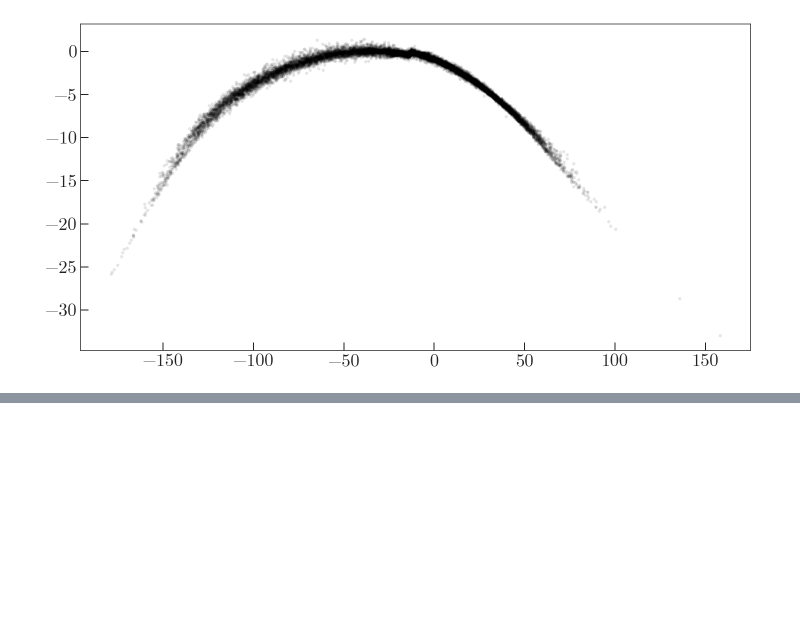
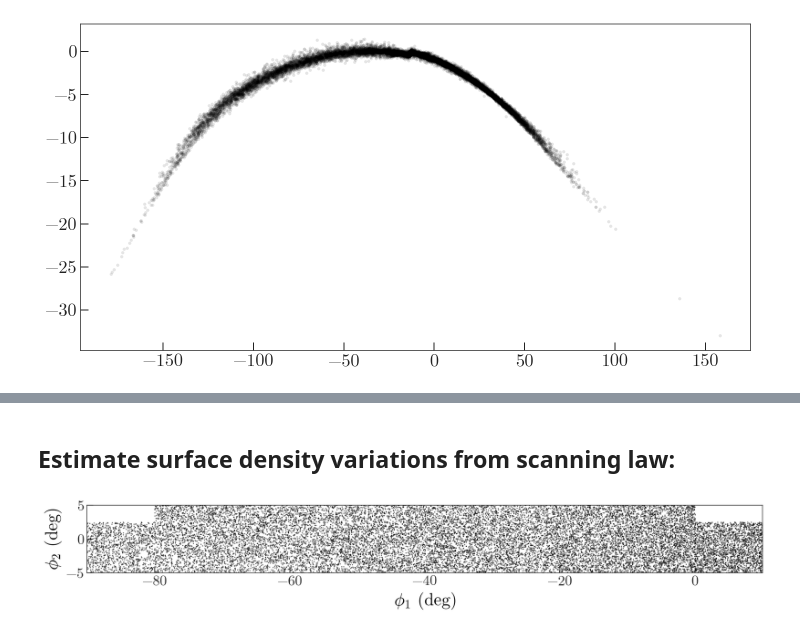
Before and after one commit to adrn/GD1-DR2, a Jupyter notebook: notebooks/GD1_track_model_figure.ipynb, the cells around one changed output, grey strips where cells are left out. Saved outputs shown, nothing was run; the diff lists cells and outputs as text; code cells hidden in the pictures; blank space fills up the shorter version.

Commit message:
estimate background dens variations

```diff
--- a/notebooks/GD1_track_model_figure.ipynb
+++ b/notebooks/GD1_track_model_figure.ipynb
@@ -456,0 +482,21 @@ fig.savefig('../paper/track_observables.pdf')
+# %% [markdown]
+## Estimate surface density variations from scanning law:
+# %%
+pm_mask_off = ((gd1_c.pm_phi1_cosphi2 < -5*u.mas/u.yr) & (gd1_c.pm_phi1_cosphi2 > -10*u.mas/u.yr) &
+               (gd1_c.pm_phi2 < 5*u.mas/u.yr) & (gd1_c.pm_phi2 > 1*u.mas/u.yr) &
+               (g.bp_rp < 1.5*u.mag) & (g.bp_rp > 0*u.mag))
+
+plt.figure(figsize=(13,6))
+plt.plot(gd1_c.phi1[pm_mask_off].wrap_at(180*u.deg),
+         gd1_c.phi2[pm_mask_off],
+         'ko', ms=1.5, alpha=0.6, rasterized=True)
+plt.gca().set_aspect('equal')
+
+plt.xlabel('$\phi_1$ (deg)')
+plt.ylabel('$\phi_2$ (deg)')
+plt.xlim(-90, 10)
+plt.ylim(-5, 5)
+
+plt.tight_layout()
+# %% [output]
+[figure, added]
```
Also changed, not shown: parts of 6 cells of this notebook.
